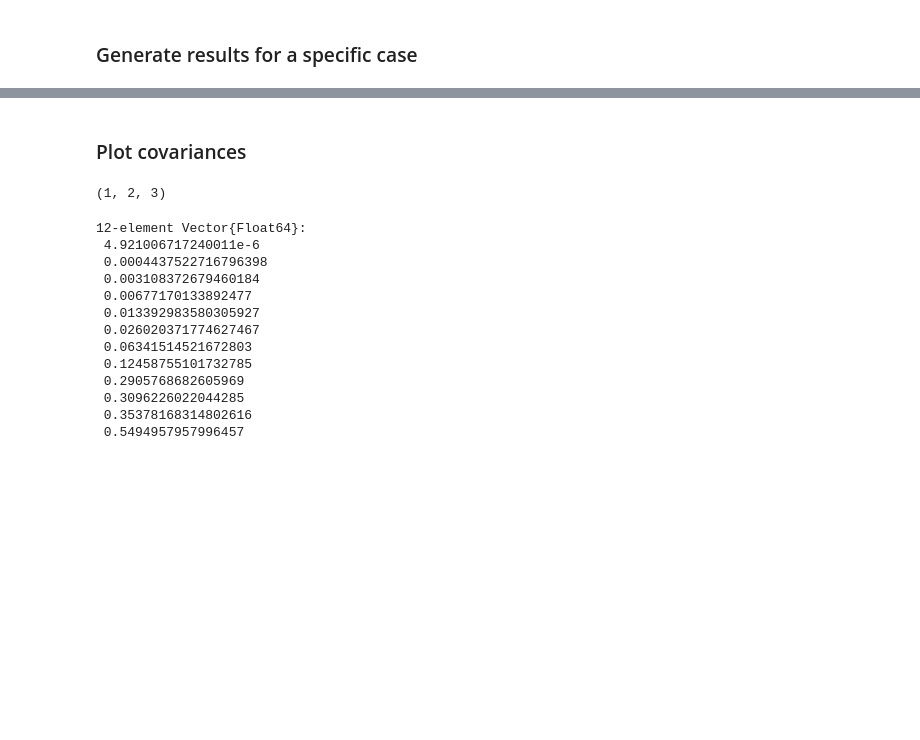
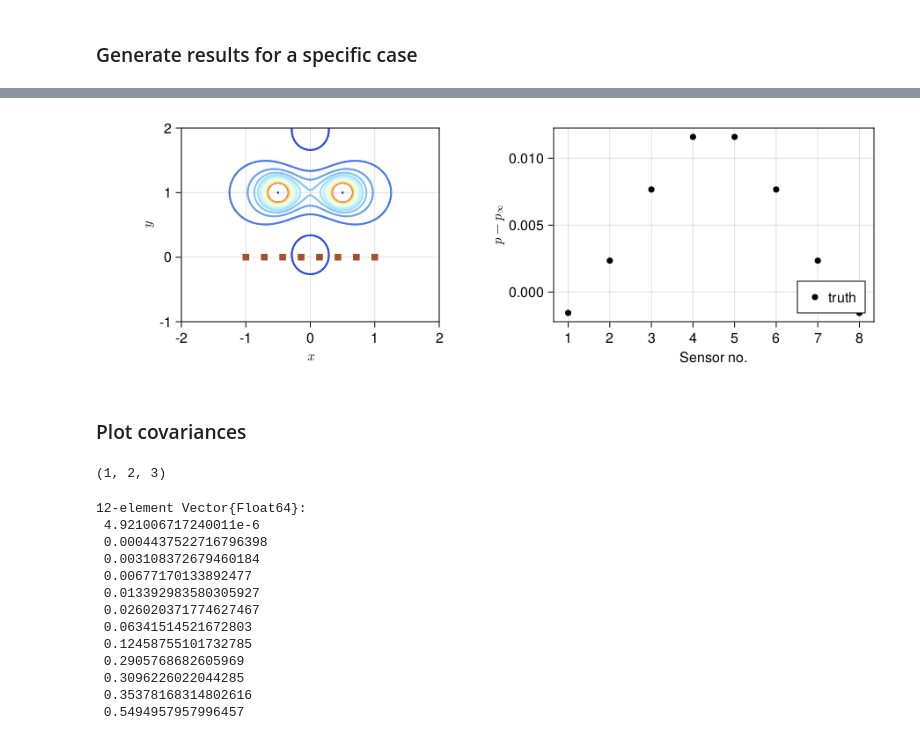
Before and after one commit to mleprovost/LowRankVortex.jl, a Jupyter notebook: stationary/MCMC-based inference from pressure.ipynb, the cells around one changed output, grey strips where cells are left out. Drawn from its saved outputs; the diff is of its cells as text; code cells hidden in the pictures; blank space fills up the shorter version.

```diff
--- a/stationary/MCMC-based inference from pressure.ipynb
+++ b/stationary/MCMC-based inference from pressure.ipynb
@@ -46,12 +46,12 @@ zv, Γv = createclusters(Nv_cluster,Nv_per_cluster,xr,yr,Γr,σx,σΓ,each_clust
 #=
 Prescribed placement
 =#
-#zv = [0.5+1.0im]
-#Γv = [1.0]
-#zv = [-0.58+0.75im,0.33+0.5im]  # [-1.0+0.75im,0.75+0.5im]
-#Γv = [1.2,0.4] #[1.2,0.4] #[1.2,-1.0]
-zv = [-0.75+0.75im,0.25+0.5im,0.75+0.75im]
-Γv = [1.0,-1.2,1.4]
+zv = [0.5+1.0im]
+Γv = [1.0]
+#zv = [-0.5+1.0im,0.5+1.0im]  # [-1.0+0.75im,0.75+0.5im]
+#Γv = [1.0,-1.0] #[1.2,0.4] #[1.2,-1.0]
+#zv = [-0.75+0.5im,0.25+0.5im,0.75+0.75im]
+#Γv = [1.0,-1.2,1.4]
 Nv_true = length(zv);
 
 #=
@@ -289,3 +324,25 @@ f
+# %%
+t = 0.0
+f = Figure(;resolution=(900,300))
+ga = f[1, 1] = GridLayout()
+gb = f[1, 2] = GridLayout()
+axleft = Axis(ga[1,1];xlabel=L"x",ylabel=L"y",limits=(-2,2,-1,2),aspect=DataAspect())
+linkaxes!(axright,axleft)
+pmin, pmax = -0.5,0.01
+plot_pressure_field!(axleft,x_true,obs_true,colormap=cgrad(:lighttemperaturemap,rev=true),colorrange=(pmin,pmax),levels=range(pmin,pmax,length=15),linewidth=2)
+
+plot_sensors!(axleft,obs_true,color=:sienna)
+
+# Sensor plot
+axcenter = Axis(gb[1,1];xticks=1:length(obs.sens),xlabel="Sensor no.",ylabel=L"p-p_\infty")
+plot_sensor_data!(axcenter,ystar,obs;sensor_noise=0.0*ones(length(ystar)))
+axislegend(axcenter,position=:rb)
+
+#save("pressurefield-2truth-G1p-G2p.svg",f)
+
+f
+# %% [output]
+[figure, added]
 # %% [markdown]
 ### Plot covariances
 # %%
```
Also changed, not shown: parts of 12 cells of this notebook, 7 other files.
